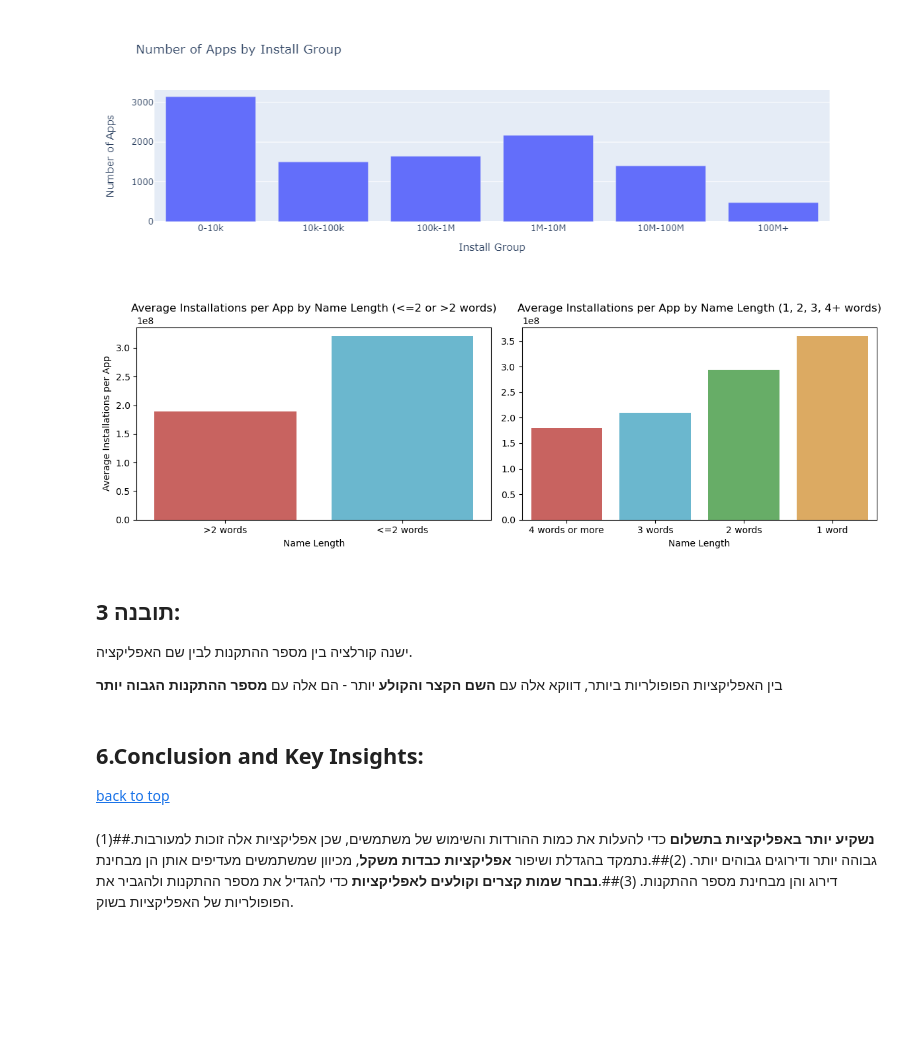
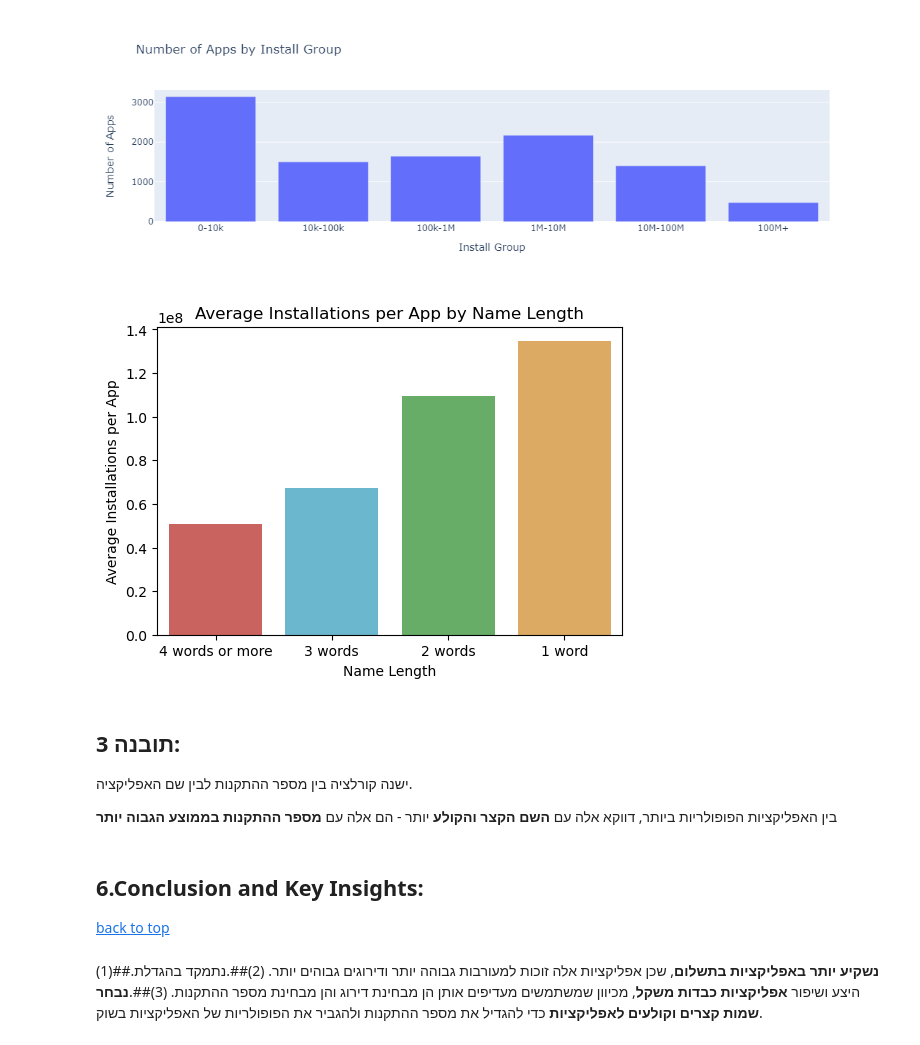
Before and after one commit to Yairvedaniel/project1, a Jupyter notebook: googleplaystoreproject_02.ipynb, the cells around one changed output. Drawn from its saved outputs; the diff is of its cells as text; code cells hidden in the pictures; blank space fills up the shorter version.

```diff
--- a/googleplaystoreproject_02.ipynb
+++ b/googleplaystoreproject_02.ipynb
@@ -620,57 +617,42 @@ fig = px.bar(install_groups_df, x='Installs_Group', y='Count',
 fig.show()
 # %% [output]
 [figure]
-# %%
-
-# סינון האפליקציות עם מעל 100 מיליון התקנות
-apps_100M_plus = apps[apps['Installs'] >= 100000000].copy()
-
-# יצירת עמודת מספר מילים בשם האפליקציה
-apps_100M_plus['Name_word_count'] = apps_100M_plus['App'].apply(lambda x: len(x.split()))
-
-# סיווג לשתי קבוצות: שם עם 2 מילים או פחות ושם עם יותר מ-2 מילים
-apps_100M_plus['Name_check'] = apps_100M_plus['Name_word_count'].apply(lambda x: '<=2 words' if x <= 2 else '>2 words')
-
-# חישוב ממוצע ההתקנות לכל קבוצה
-average_installs_by_name_length_2 = apps_100M_plus.groupby('Name_check')['Installs'].mean().reset_index()
-
-# סידור התוצאות לפי סדר הגיוני (<=2 words -> >2 words)
-average_installs_by_name_length_2 = average_installs_by_name_length_2.sort_values(by='Installs')
-
-# סיווג לקבוצות: שם בעל מילה 1, 2 מילים, 3 מילים, 4 מילים ומעלה
-apps_100M_plus['Name_check'] = apps_100M_plus['Name_word_count'].apply(lambda x: '1 word' if x == 1 else '2 words' if x == 2 else '3 words' if x == 3 else '4 words or more')
-
-# חישוב ממוצע ההתקנות לכל קבוצה
-average_installs_by_name_length_4 = apps_100M_plus.groupby('Name_check')['Installs'].mean().reset_index()
-
-# מיון התוצאות מהנמוך לגבוה
-average_installs_by_name_length_4 = average_installs_by_name_length_4.sort_values(by='Installs')
-
-# יצירת הגרפים יחד באותה שורה
-fig, axes = plt.subplots(1, 2, figsize=(12, 4))
-
-# גרף 1: שם עם 2 מילים או פחות ושם עם יותר מ-2 מילים
-sns.barplot(data=average_installs_by_name_length_2, x='Name_check', y='Installs', palette=['#d9534f', '#5bc0de'], ax=axes[0])
-axes[0].set_xlabel('Name Length')
-axes[0].set_ylabel('Average Installations per App')
-axes[0].set_title('Average Installations per App by Name Length (<=2 or >2 words)')
-
-# גרף 2: שם בעל מילה 1, 2 מילים, 3 מילים, 4 מילים ומעלה
-sns.barplot(data=average_installs_by_name_length_4, x='Name_check', y='Installs', palette=['#d9534f', '#5bc0de', '#5cb85c', '#f0ad4e'], ax=axes[1])
-axes[1].set_xlabel('Name Length')
-axes[1].set_ylabel('')
-axes[1].set_title('Average Installations per App by Name Length (1, 2, 3, 4+ words)')
-
-plt.tight_layout()
-plt.show()
-# %% [output]
-[figure, removed]
+# %%
+
+# ניקוי הנתונים
+apps_filtered = apps.copy()
+
+
+# סינון האפליקציות עם מעל 100 מיליון התקנות
+apps_10M_plus = apps_filtered[apps_filtered['Installs'] >= 10000000].copy()
+
+# יצירת עמודת מספר מילים בשם האפליקציה
+apps_10M_plus['Name_word_count'] = apps_10M_plus['App'].apply(lambda x: len(x.split()))
+
+# סיווג לקבוצות: שם בעל מילה 1, 2 מילים, 3 מילים, 4 מילים ומעלה
+apps_10M_plus['Name_check'] = apps_10M_plus['Name_word_count'].apply(lambda x: '1 word' if x == 1 else '2 words' if x == 2 else '3 words' if x == 3 else '4 words or more')
+
+# חישוב ממוצע ההתקנות לכל קבוצה
+average_installs_by_name_length_4 = apps_100M_plus.groupby('Name_check')['Installs'].mean().reset_index()
+
+# מיון התוצאות מהנמוך לגבוה
+average_installs_by_name_length_4 = average_installs_by_name_length_4.sort_values(by='Installs')
+
+# יצירת הגרף הימני
+plt.figure(figsize=(6, 4))
+sns.barplot(data=average_installs_by_name_length_4, x='Name_check', y='Installs', palette=['#d9534f', '#5bc0de', '#5cb85c', '#f0ad4e'])
+plt.xlabel('Name Length')
+plt.ylabel('Average Installations per App')
+plt.title('Average Installations per App by Name Length')
+plt.show()
+# %% [output]
+[figure, added]
 # %% [markdown]
 ## תובנה 3:
 
 ישנה קורלציה בין מספר ההתקנות לבין שם האפליקציה.
 
-בין האפליקציות הפופולריות ביותר, דווקא אלה עם **השם הקצר והקולע** יותר - הם אלה עם **מספר ההתקנות הגבוה יותר**
+בין האפליקציות הפופולריות ביותר, דווקא אלה עם **השם הקצר והקולע** יותר - הם אלה עם **מספר ההתקנות בממוצע הגבוה יותר**
 # %% [markdown]
 <a id="phase-6"></a>
 ## 6.Conclusion and Key Insights:
@@ -678,4 +660,4 @@ plt.show()
 [back to top](#top)
 # %% [markdown]
 
-(1)##.**נשקיע יותר באפליקציות בתשלום** כדי להעלות את כמות ההורדות והשימוש של משתמשים, שכן אפליקציות אלה זוכות למעורבות גבוהה יותר ודירוגים גבוהים יותר.      (2)##.נתמקד בהגדלת ושיפור **אפליקציות כבדות משקל**, מכיוון שמשתמשים מעדיפים אותן הן מבחינת דירוג והן מבחינת מספר ההתקנות.  (3)##.**נבחר שמות קצרים וקולעים לאפליקציות** כדי להגדיל את מספר ההתקנות ולהגביר את הפופולריות של האפליקציות בשוק.
+(1)##.**נשקיע יותר באפליקציות בתשלום**, שכן אפליקציות אלה זוכות למעורבות גבוהה יותר ודירוגים גבוהים יותר.      (2)##.נתמקד בהגדלת היצע ושיפור **אפליקציות כבדות משקל**, מכיוון שמשתמשים מעדיפים אותן הן מבחינת דירוג והן מבחינת מספר ההתקנות.  (3)##.**נבחר שמות קצרים וקולעים לאפליקציות** כדי להגדיל את מספר ההתקנות ולהגביר את הפופולריות של האפליקציות בשוק.
```
Also changed, not shown: parts of 6 cells of this notebook.
